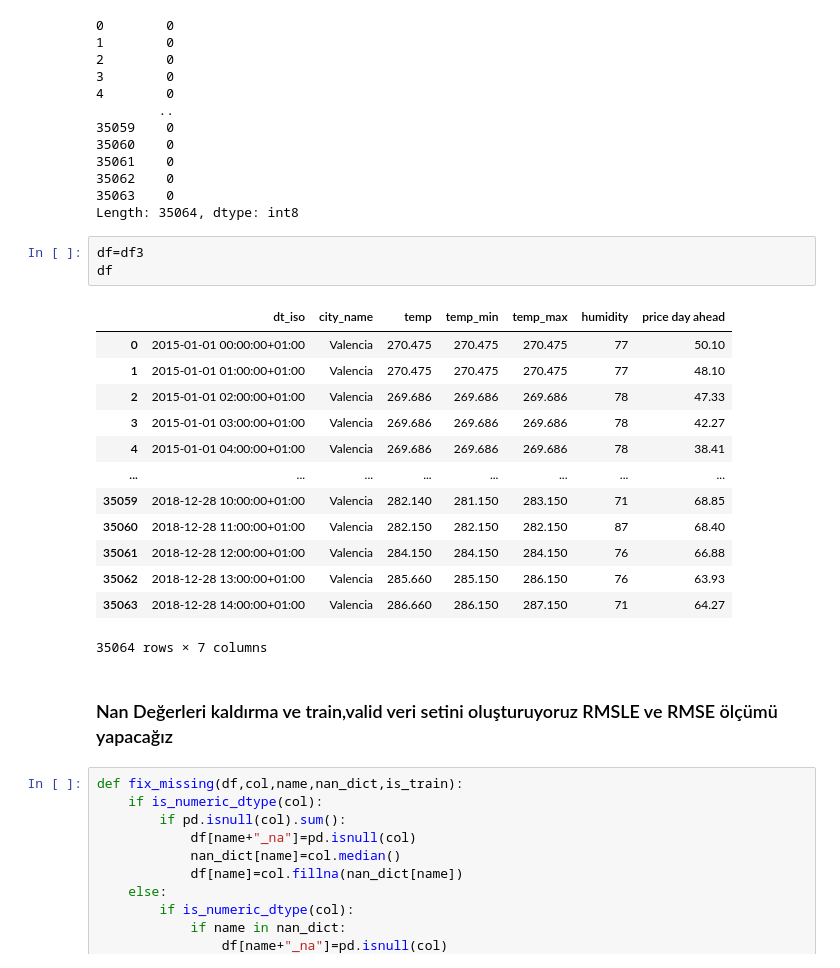
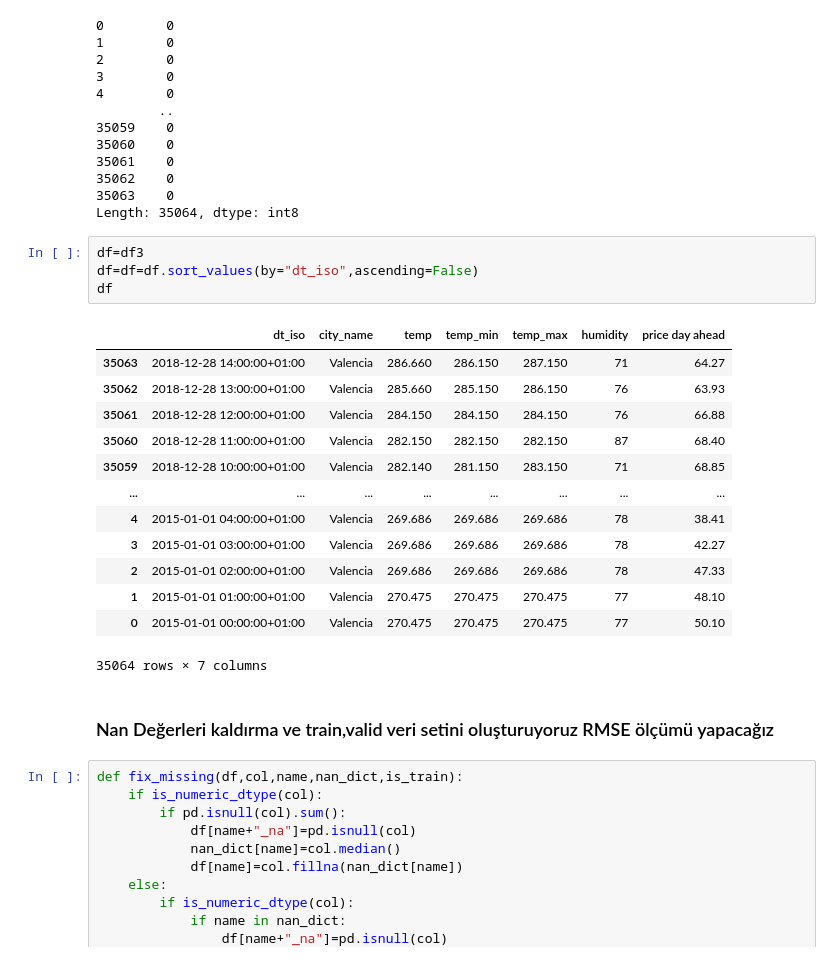
Before and after one commit to ozivarol/Patika.Dev-DSPG-Example, a Jupyter notebook: DSGP-4/DSPG4.ipynb, the cells around one changed output. Cells and saved outputs as stored; diff of their text form.

```diff
--- a/DSGP-4/DSPG4.ipynb
+++ b/DSGP-4/DSPG4.ipynb
@@ -111,23 +112,24 @@ df3["city_name"].cat.codes
 Length: 35064, dtype: int8
 # %%
 df=df3
+df=df=df.sort_values(by="dt_iso",ascending=False)
 df
 # %% [output]
 |  | dt_iso | city_name | temp | temp_min | temp_max | humidity | price day ahead |
+| 35063 | 2018-12-28 14:00:00+01:00 | Valencia | 286.660 | 286.150 | 287.150 | 71 | 64.27 |
+| 35062 | 2018-12-28 13:00:00+01:00 | Valencia | 285.660 | 285.150 | 286.150 | 76 | 63.93 |
+| 35061 | 2018-12-28 12:00:00+01:00 | Valencia | 284.150 | 284.150 | 284.150 | 76 | 66.88 |
+| 35060 | 2018-12-28 11:00:00+01:00 | Valencia | 282.150 | 282.150 | 282.150 | 87 | 68.40 |
+| 35059 | 2018-12-28 10:00:00+01:00 | Valencia | 282.140 | 281.150 | 283.150 | 71 | 68.85 |
+| ... | ... | ... | ... | ... | ... | ... | ... |
+| 4 | 2015-01-01 04:00:00+01:00 | Valencia | 269.686 | 269.686 | 269.686 | 78 | 38.41 |
+| 3 | 2015-01-01 03:00:00+01:00 | Valencia | 269.686 | 269.686 | 269.686 | 78 | 42.27 |
+| 2 | 2015-01-01 02:00:00+01:00 | Valencia | 269.686 | 269.686 | 269.686 | 78 | 47.33 |
+| 1 | 2015-01-01 01:00:00+01:00 | Valencia | 270.475 | 270.475 | 270.475 | 77 | 48.10 |
 | 0 | 2015-01-01 00:00:00+01:00 | Valencia | 270.475 | 270.475 | 270.475 | 77 | 50.10 |
-| 1 | 2015-01-01 01:00:00+01:00 | Valencia | 270.475 | 270.475 | 270.475 | 77 | 48.10 |
-| 2 | 2015-01-01 02:00:00+01:00 | Valencia | 269.686 | 269.686 | 269.686 | 78 | 47.33 |
-| 3 | 2015-01-01 03:00:00+01:00 | Valencia | 269.686 | 269.686 | 269.686 | 78 | 42.27 |
-| 4 | 2015-01-01 04:00:00+01:00 | Valencia | 269.686 | 269.686 | 269.686 | 78 | 38.41 |
-| ... | ... | ... | ... | ... | ... | ... | ... |
-| 35059 | 2018-12-28 10:00:00+01:00 | Valencia | 282.140 | 281.150 | 283.150 | 71 | 68.85 |
-| 35060 | 2018-12-28 11:00:00+01:00 | Valencia | 282.150 | 282.150 | 282.150 | 87 | 68.40 |
-| 35061 | 2018-12-28 12:00:00+01:00 | Valencia | 284.150 | 284.150 | 284.150 | 76 | 66.88 |
-| 35062 | 2018-12-28 13:00:00+01:00 | Valencia | 285.660 | 285.150 | 286.150 | 76 | 63.93 |
-| 35063 | 2018-12-28 14:00:00+01:00 | Valencia | 286.660 | 286.150 | 287.150 | 71 | 64.27 |
 35064 rows × 7 columns
 # %% [markdown]
-### Nan Değerleri kaldırma ve train,valid veri setini oluşturuyoruz RMSLE ve RMSE ölçümü yapacağız
+### Nan Değerleri kaldırma ve train,valid veri setini oluşturuyoruz  RMSE ölçümü yapacağız
 # %%
 def fix_missing(df,col,name,nan_dict,is_train):
     if is_numeric_dtype(col):
```
Also changed, not shown: parts of 17 cells of this notebook.
